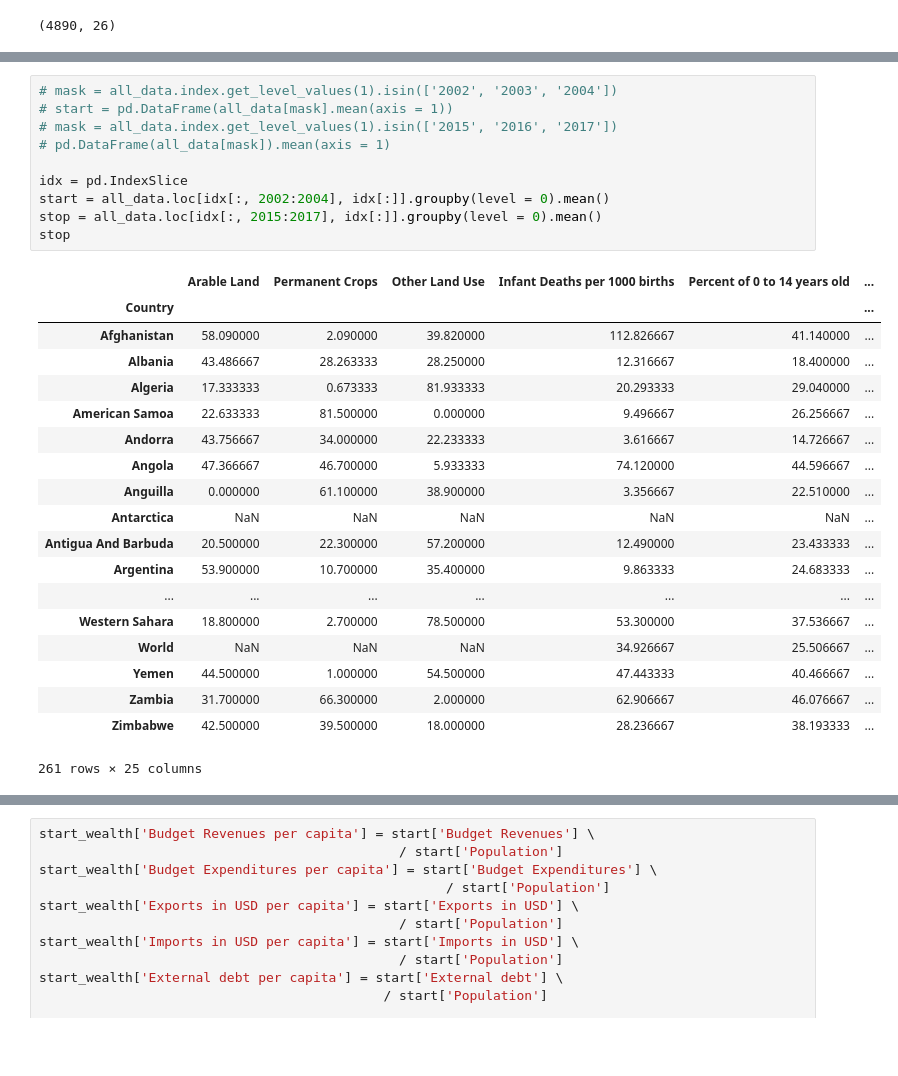
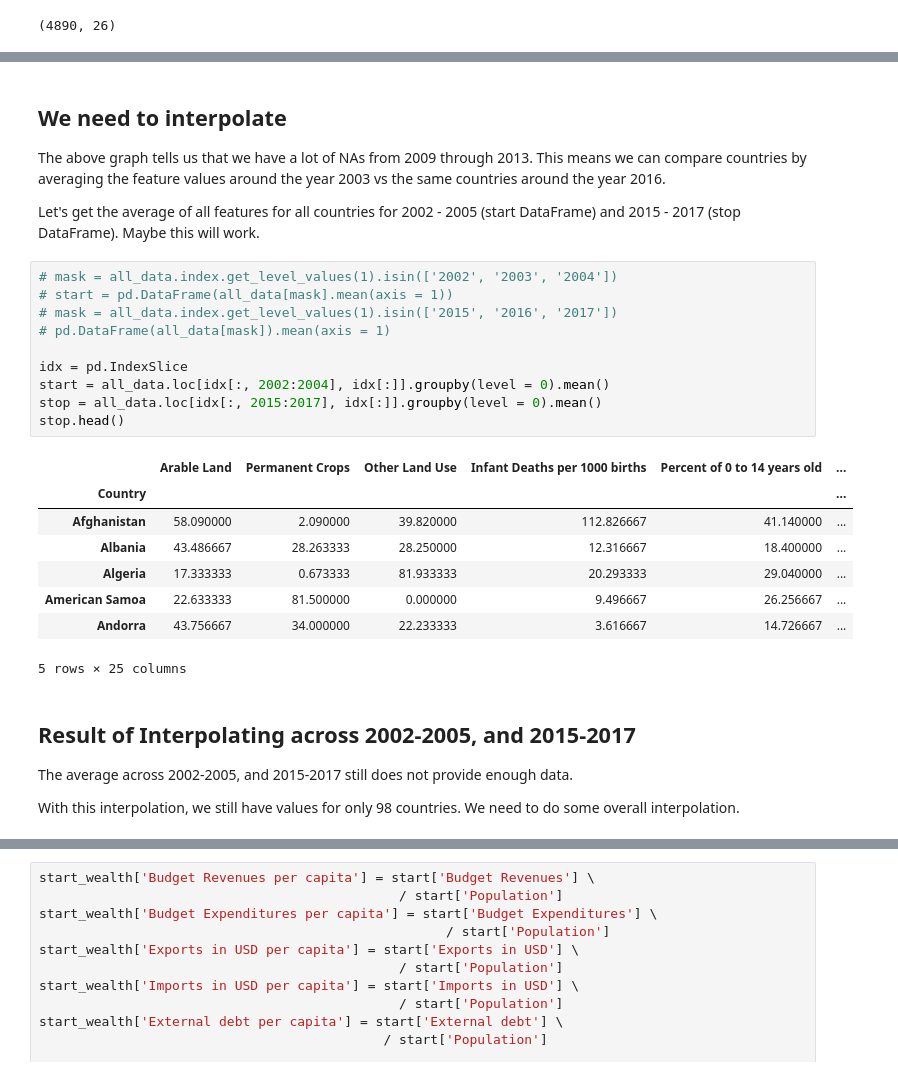
Before and after one commit to samirgadkari/cia_factbook_analysis, a Jupyter notebook: Project1.ipynb, the cells around one changed output, grey strips where cells are left out. Saved outputs shown, nothing was run; the diff lists cells and outputs as text; blank space fills up the shorter version.

```diff
--- a/Project1.ipynb
+++ b/Project1.ipynb
@@ -336,30 +400,31 @@ ax.set_title('Number of non-zero values aggregated across features');
+# %% [markdown]
+## We need to interpolate
+
+The above graph tells us that we have a lot of NAs from 2009 through 2013.  This means we can compare countries by averaging the feature values around the year 2003 vs the same countries around the year 2016.
+
+Let's get the average of all features for all countries for 2002 - 2005 (start DataFrame) and 2015 - 2017 (stop DataFrame).  Maybe this will work.
 # %%
 # mask = all_data.index.get_level_values(1).isin(['2002', '2003', '2004'])
 # start = pd.DataFrame(all_data[mask].mean(axis = 1))
 # mask = all_data.index.get_level_values(1).isin(['2015', '2016', '2017'])
 # pd.DataFrame(all_data[mask]).mean(axis = 1)
 
 idx = pd.IndexSlice
 start = all_data.loc[idx[:, 2002:2004], idx[:]].groupby(level = 0).mean()
 stop = all_data.loc[idx[:, 2015:2017], idx[:]].groupby(level = 0).mean()
-stop
+stop.head()
 # %% [output]
 |  | Arable Land | Permanent Crops | Other Land Use | Infant Deaths per 1000 births | Percent of 0 to 14 years old | ... |
 | Country |  |  |  |  |  | ... |
 | Afghanistan | 58.090000 | 2.090000 | 39.820000 | 112.826667 | 41.140000 | ... |
 | Albania | 43.486667 | 28.263333 | 28.250000 | 12.316667 | 18.400000 | ... |
 | Algeria | 17.333333 | 0.673333 | 81.933333 | 20.293333 | 29.040000 | ... |
 | American Samoa | 22.633333 | 81.500000 | 0.000000 | 9.496667 | 26.256667 | ... |
 | Andorra | 43.756667 | 34.000000 | 22.233333 | 3.616667 | 14.726667 | ... |
-| Angola | 47.366667 | 46.700000 | 5.933333 | 74.120000 | 44.596667 | ... |
-| Anguilla | 0.000000 | 61.100000 | 38.900000 | 3.356667 | 22.510000 | ... |
-| Antarctica | NaN | NaN | NaN | NaN | NaN | ... |
-| Antigua And Barbuda | 20.500000 | 22.300000 | 57.200000 | 12.490000 | 23.433333 | ... |
-| Argentina | 53.900000 | 10.700000 | 35.400000 | 9.863333 | 24.683333 | ... |
-| ... | ... | ... | ... | ... | ... | ... |
-| Western Sahara | 18.800000 | 2.700000 | 78.500000 | 53.300000 | 37.536667 | ... |
-| World | NaN | NaN | NaN | 34.926667 | 25.506667 | ... |
-| Yemen | 44.500000 | 1.000000 | 54.500000 | 47.443333 | 40.466667 | ... |
-| Zambia | 31.700000 | 66.300000 | 2.000000 | 62.906667 | 46.076667 | ... |
-| Zimbabwe | 42.500000 | 39.500000 | 18.000000 | 28.236667 | 38.193333 | ... |
-261 rows × 25 columns
+5 rows × 25 columns
+# %% [markdown]
+## Result of Interpolating across 2002-2005, and 2015-2017
+
+The average across 2002-2005, and 2015-2017 still does not provide enough data.
+
+With this interpolation, we still have values for only 98 countries.  We need to do some overall interpolation.
```
Also changed, not shown: parts of 44 cells of this notebook.
